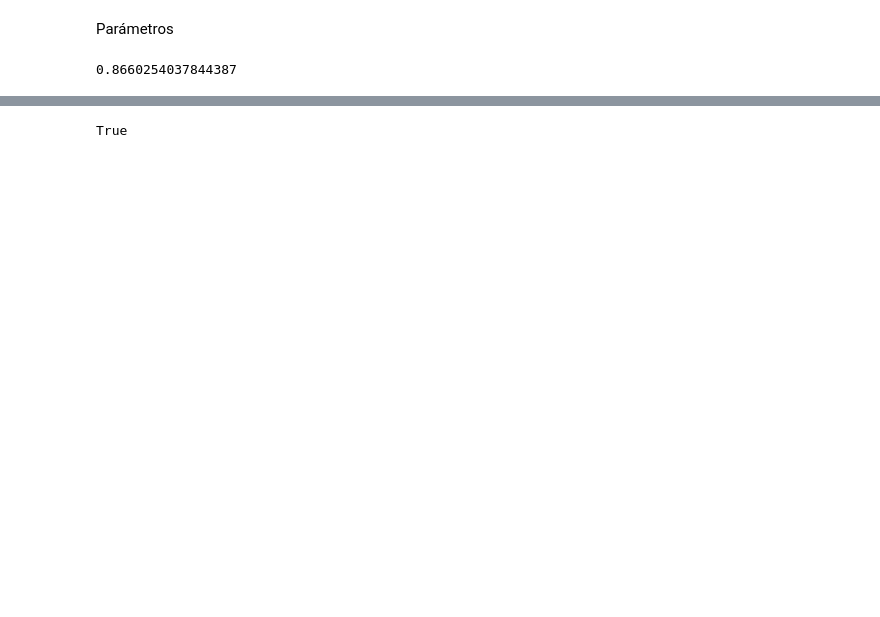
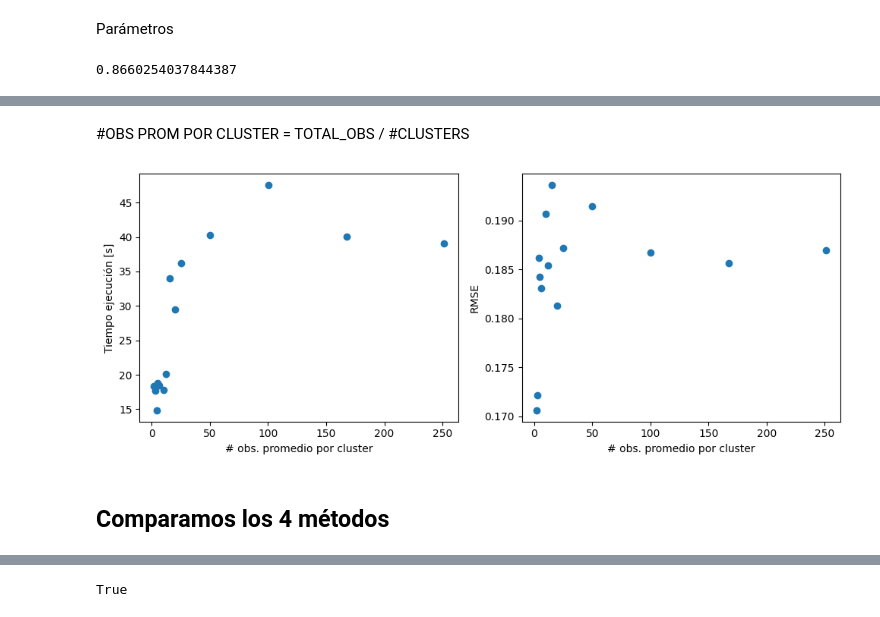
Before and after one commit to AlejandroVillazonG/NestedCoKriging, a Jupyter notebook: 4 nestedCoKriging.ipynb, the cells around one changed output, grey strips where cells are left out. Cells and saved outputs as stored; diff of their text form; code cells hidden in the pictures; blank space fills up the shorter version.

```diff
--- a/4 nestedCoKriging.ipynb
+++ b/4 nestedCoKriging.ipynb
@@ -406,3 +443,19 @@ NestedCoKriging(X_1, X_2, Y_1, Y_2, theta_1, theta_2, theta_12, nu_1, nu_2, nu_1
+# %% [markdown]
+#OBS PROM POR CLUSTER = TOTAL_OBS / #CLUSTERS
+# %%
+fig, (ax1, ax2) = plt.subplots(1,2, figsize=(10,4))
+
+ax1.scatter(X_1.shape[0] / np.array(iter_n_clusters), times)
+ax1.set_xlabel('# obs. promedio por cluster'); ax1.set_ylabel('Tiempo ejecución [s]')
+
+ax2.scatter(X_1.shape[0] / np.array(iter_n_clusters), rmses)
+ax2.set_xlabel('# obs. promedio por cluster'); ax2.set_ylabel('RMSE')
+
+fig.tight_layout()
+# %% [output]
+[figure, added]
+# %% [markdown]
+## Comparamos los 4 métodos
 # %%
 n_clusters = 250
 # %%
```
Also changed, not shown: parts of 18 cells of this notebook.
